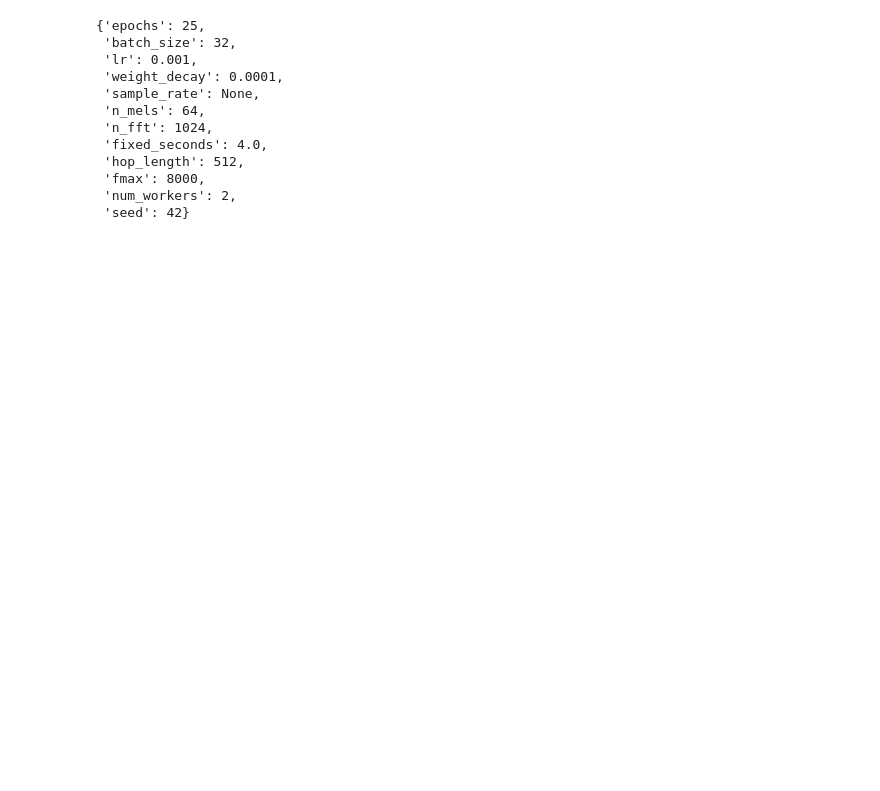
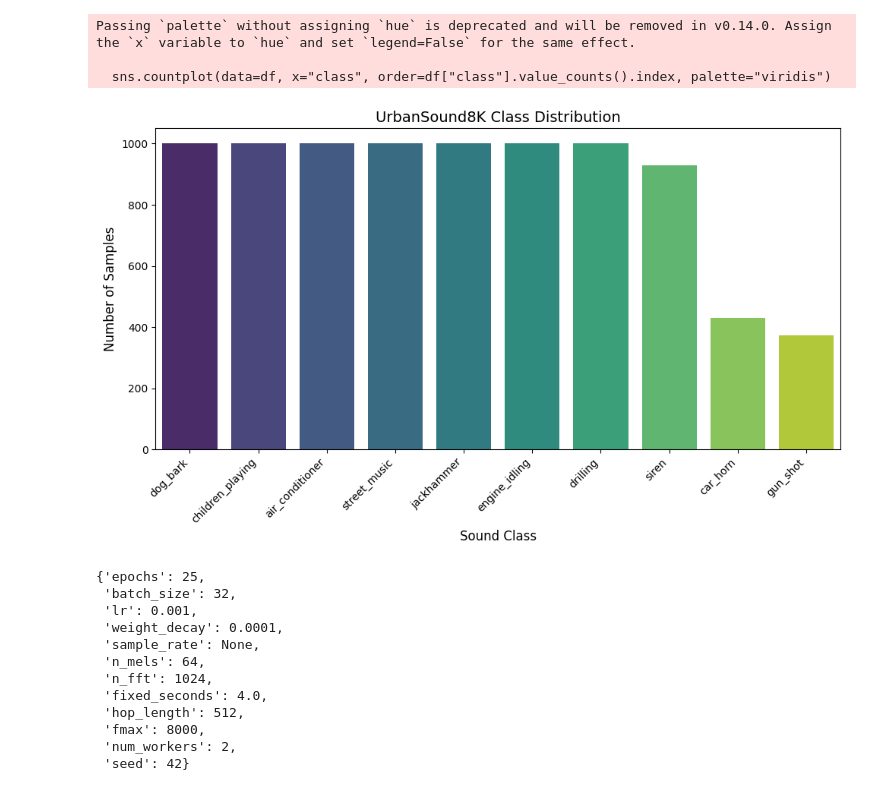
Before and after one commit to jamesye0003-blip/CS506-Final-Project, a Jupyter notebook: 2D_cnn.ipynb, the cells around one changed output. Cells and saved outputs as stored; diff of their text form; code cells hidden in the pictures; blank space fills up the shorter version.

Commit message:
Update train code and README

```diff
--- a/2D_cnn.ipynb
+++ b/2D_cnn.ipynb
@@ -61 +71,23 @@ plt.show()
+# %%
+# ---------- 绘制类别分布 ----------
+import seaborn as sns
+import matplotlib.pyplot as plt
+
+plt.figure(figsize=(10,6))
+sns.countplot(data=df, x="class", order=df["class"].value_counts().index, palette="viridis")
+plt.xticks(rotation=45, ha="right")
+plt.title("UrbanSound8K Class Distribution", fontsize=14)
+plt.xlabel("Sound Class", fontsize=12)
+plt.ylabel("Number of Samples", fontsize=12)
+plt.tight_layout()
+
+# 保存为 README 用图
+os.makedirs("plots", exist_ok=True)
+plt.savefig("plots/class_distribution.png", dpi=300)
+plt.show()
+# %% [output]
+Passing `palette` without assigning `hue` is deprecated and will be removed in v0.14.0. Assign the `x` variable to `hue` and set `legend=False` for the same effect.
+
+  sns.countplot(data=df, x="class", order=df["class"].value_counts().index, palette="viridis")
+[figure, added]
 # %%
```
Also changed, not shown: parts of 8 cells of this notebook, 1 other file.
